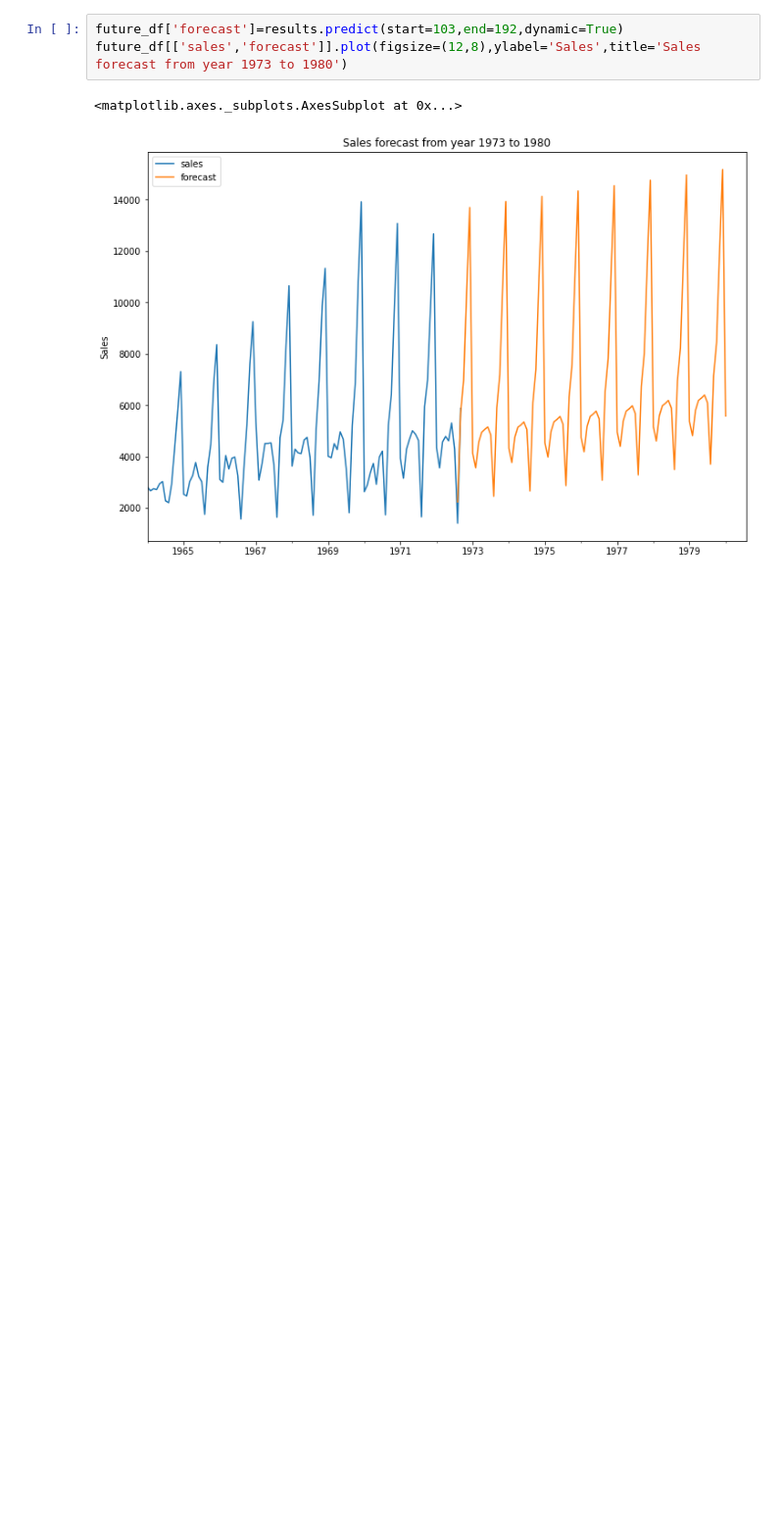
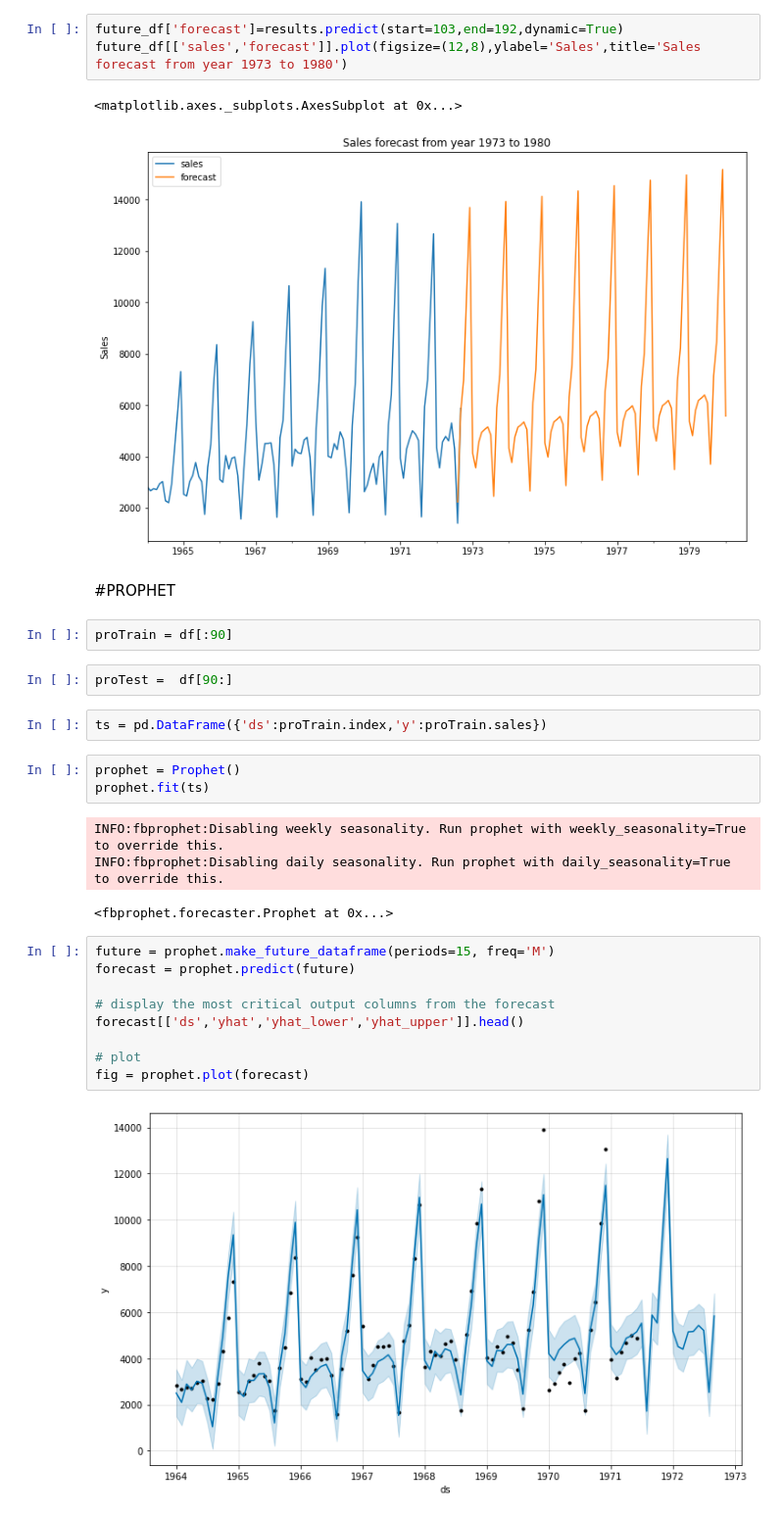
Before and after one commit to spshreya/21daysofML, a Jupyter notebook: timeseriesprac.ipynb, the cells around one changed output. Shown at 98% size. Saved outputs shown, nothing was run; the diff lists cells and outputs as text; blank space fills up the shorter version.

```diff
--- a/timeseriesprac.ipynb
+++ b/timeseriesprac.ipynb
@@ -500,3 +513,29 @@ future_df[['sales','forecast']].plot(figsize=(12,8),ylabel='Sales',title='Sales
 # %% [output]
 <matplotlib.axes._subplots.AxesSubplot at 0x...>
 [figure]
+# %% [markdown]
+#PROPHET
+# %%
+proTrain = df[:90]
+# %%
+proTest =  df[90:]
+# %%
+ts = pd.DataFrame({'ds':proTrain.index,'y':proTrain.sales})
+# %%
+prophet = Prophet()
+prophet.fit(ts)
+# %% [output]
+INFO:fbprophet:Disabling weekly seasonality. Run prophet with weekly_seasonality=True to override this.
+INFO:fbprophet:Disabling daily seasonality. Run prophet with daily_seasonality=True to override this.
+<fbprophet.forecaster.Prophet at 0x...>
+# %%
+future = prophet.make_future_dataframe(periods=15, freq='M')
+forecast = prophet.predict(future)
+
+# display the most critical output columns from the forecast
+forecast[['ds','yhat','yhat_lower','yhat_upper']].head()
+
+# plot
+fig = prophet.plot(forecast)
+# %% [output]
+[figure, added]
```
Also changed, not shown: parts of 25 cells of this notebook.
